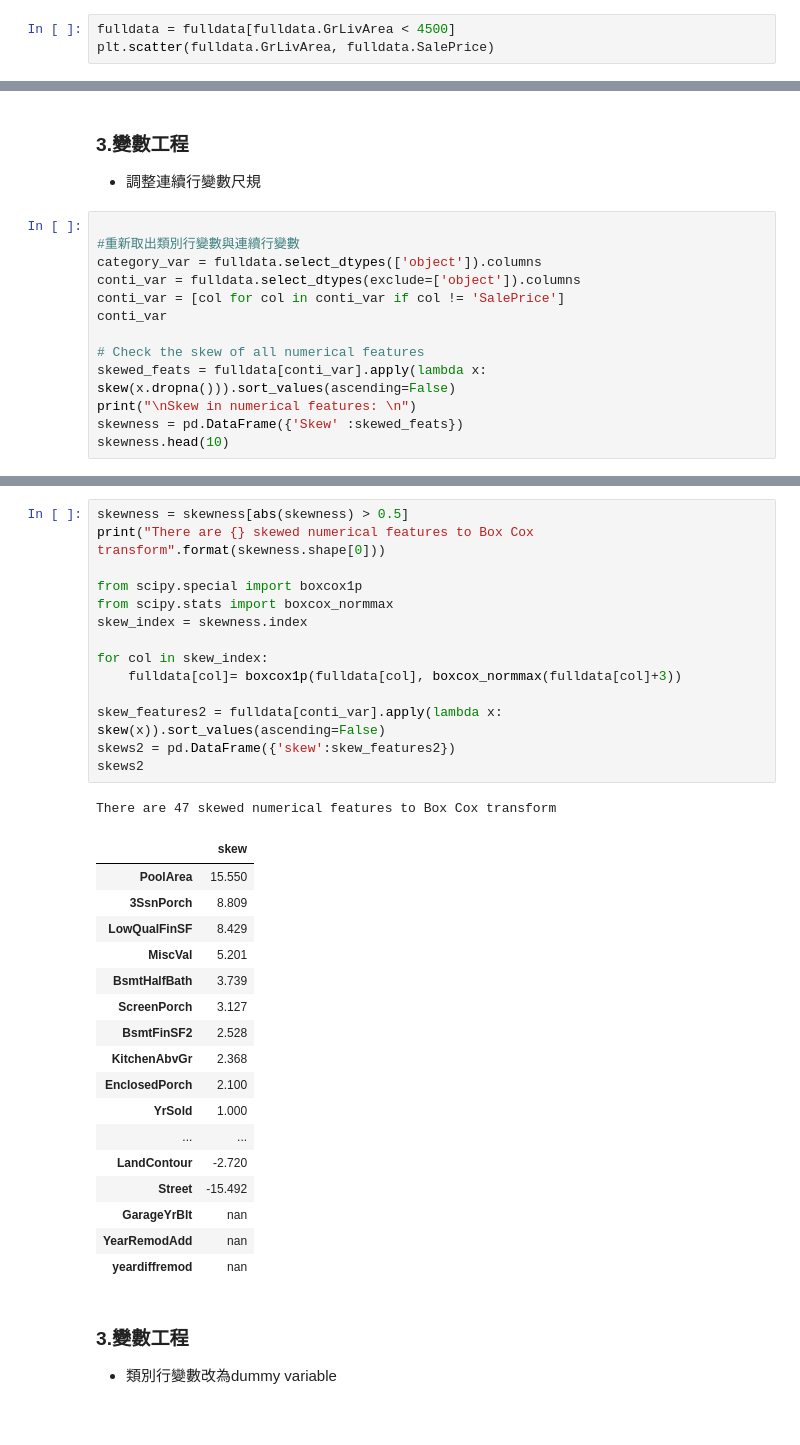
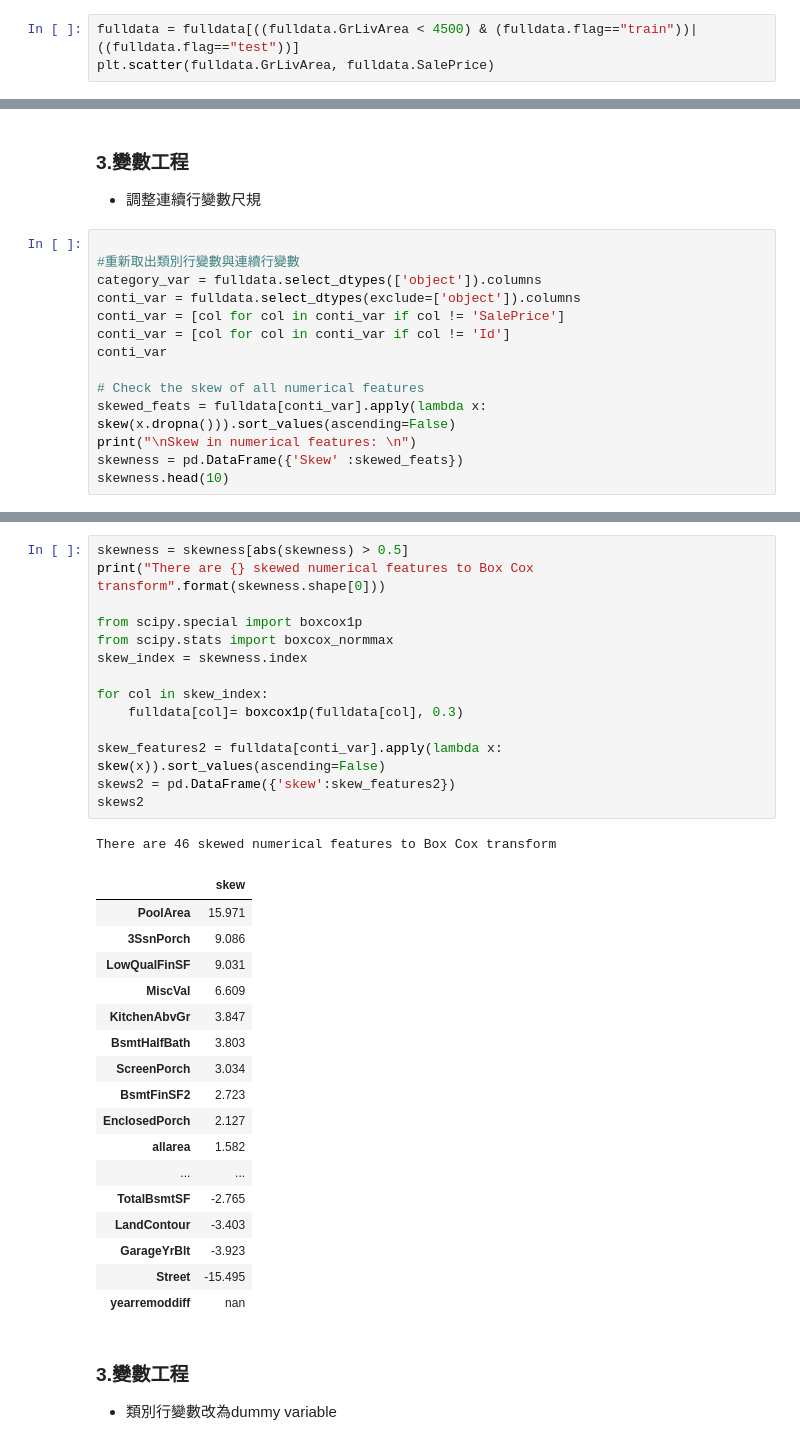
Before and after one commit to a2878323/kaggle, a Jupyter notebook: HousePrices/my_version.ipynb, the cells around one changed output, grey strips where cells are left out. Drawn from its saved outputs; the diff is of its cells as text.

```diff
--- a/HousePrices/my_version.ipynb
+++ b/HousePrices/my_version.ipynb
@@ -378,7 +366,7 @@ plt.show()
 # %% [output]
 [figure]
 # %%
-fulldata = fulldata[fulldata.GrLivArea < 4500]
+fulldata = fulldata[((fulldata.GrLivArea < 4500) & (fulldata.flag=="train"))| ((fulldata.flag=="test"))]
 plt.scatter(fulldata.GrLivArea, fulldata.SalePrice)
 # %% [output]
 <matplotlib.collections.PathCollection at 0x...>
@@ -456,6 +444,7 @@ fulldata['SalePrice'] = np.log(fulldata['SalePrice'])
 category_var = fulldata.select_dtypes(['object']).columns
 conti_var = fulldata.select_dtypes(exclude=['object']).columns
 conti_var = [col for col in conti_var if col != 'SalePrice']
+conti_var = [col for col in conti_var if col != 'Id']
 conti_var
 
 # Check the skew of all numerical features
@@ -479,36 +468,36 @@ Skew in numerical features:
 # %%
 skewness = skewness[abs(skewness) > 0.5]
 print("There are {} skewed numerical features to Box Cox transform".format(skewness.shape[0]))
 
 from scipy.special import boxcox1p
 from scipy.stats import boxcox_normmax
 skew_index = skewness.index
 
 for col in skew_index:
-    fulldata[col]= boxcox1p(fulldata[col], boxcox_normmax(fulldata[col]+3))
+    fulldata[col]= boxcox1p(fulldata[col], 0.3)
 
 skew_features2 = fulldata[conti_var].apply(lambda x: skew(x)).sort_values(ascending=False)
 skews2 = pd.DataFrame({'skew':skew_features2})
 skews2
 # %% [output]
-There are 47 skewed numerical features to Box Cox transform
+There are 46 skewed numerical features to Box Cox transform
 |  | skew |
-| PoolArea | 15.550 |
-| 3SsnPorch | 8.809 |
-| LowQualFinSF | 8.429 |
-| MiscVal | 5.201 |
-| BsmtHalfBath | 3.739 |
-| ScreenPorch | 3.127 |
-| BsmtFinSF2 | 2.528 |
-| KitchenAbvGr | 2.368 |
-| EnclosedPorch | 2.100 |
-| YrSold | 1.000 |
+| PoolArea | 15.971 |
+| 3SsnPorch | 9.086 |
+| LowQualFinSF | 9.031 |
+| MiscVal | 6.609 |
+| KitchenAbvGr | 3.847 |
+| BsmtHalfBath | 3.803 |
+| ScreenPorch | 3.034 |
+| BsmtFinSF2 | 2.723 |
+| EnclosedPorch | 2.127 |
+| allarea | 1.582 |
 | ... | ... |
-| LandContour | -2.720 |
-| Street | -15.492 |
-| GarageYrBlt | nan |
-| YearRemodAdd | nan |
-| yeardiffremod | nan |
+| TotalBsmtSF | -2.765 |
+| LandContour | -3.403 |
+| GarageYrBlt | -3.923 |
+| Street | -15.495 |
+| yearremoddiff | nan |
 # %% [markdown]
 ### 3.變數工程
 - 類別行變數改為dummy variable
```
Also changed, not shown: parts of 41 cells of this notebook.
